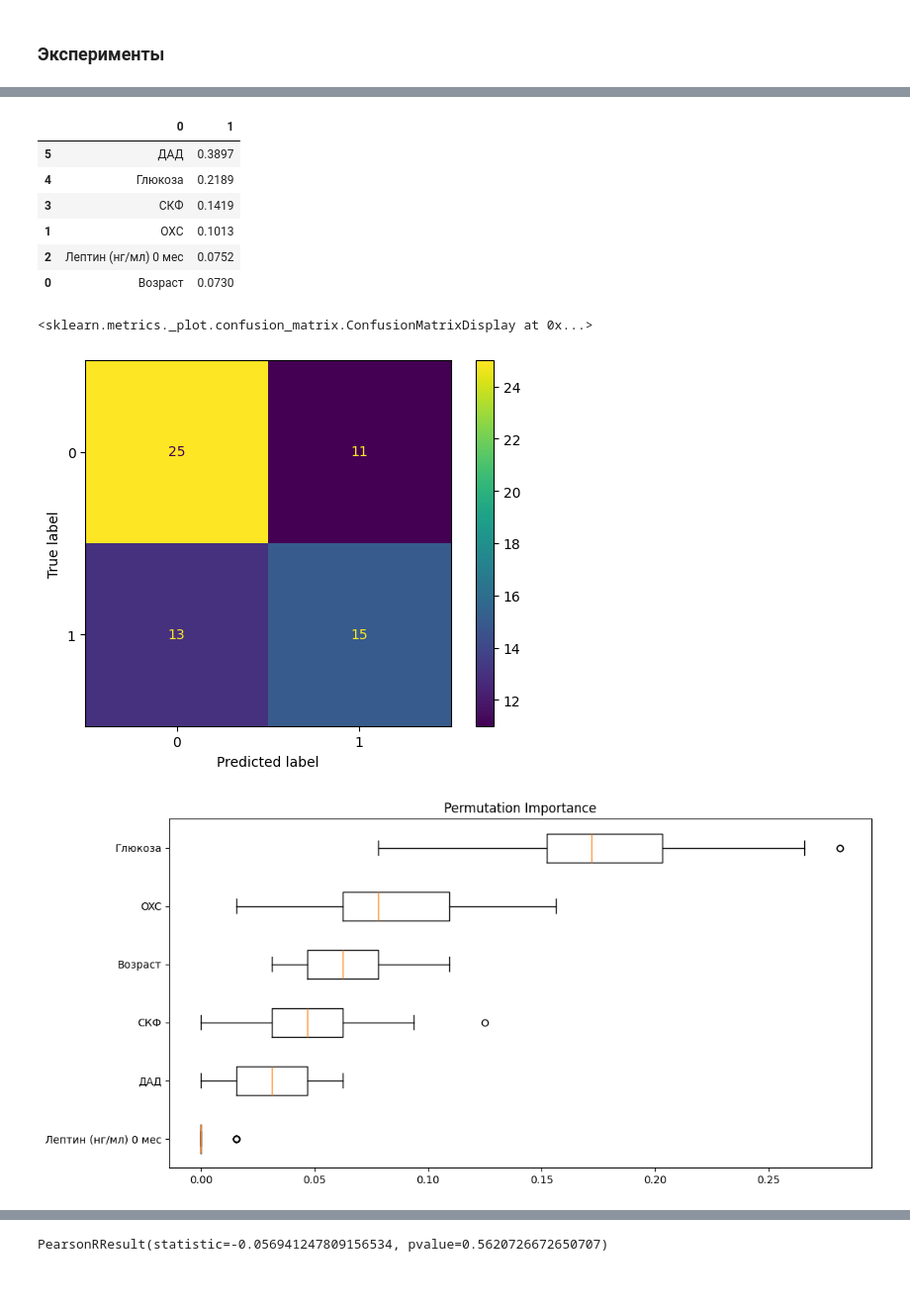
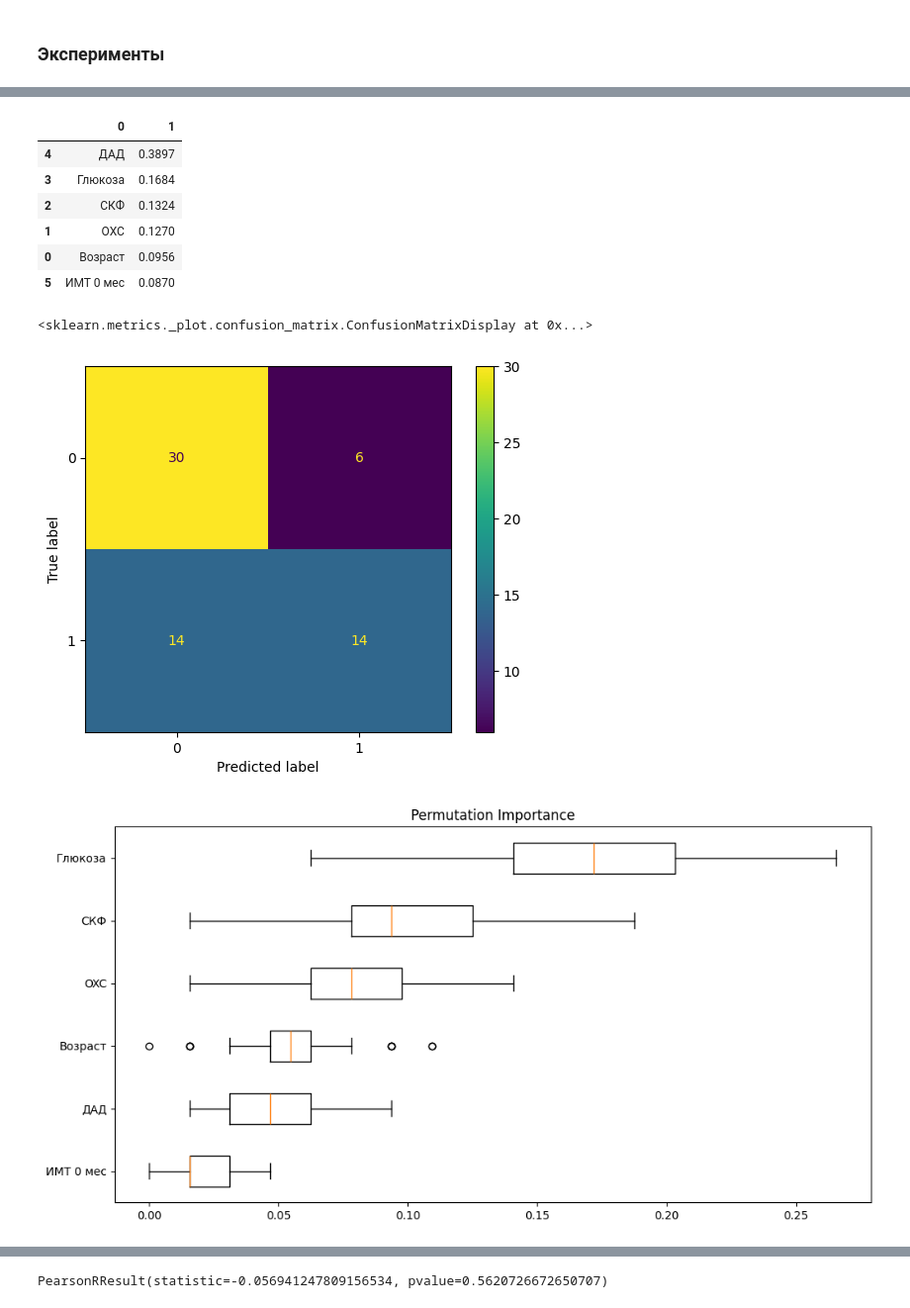
Before and after one commit to geniusserg/Endocrinology, a Jupyter notebook: experiments.ipynb, the cells around one changed output, grey strips where cells are left out. Shown at 99% size. Drawn from its saved outputs; the diff is of its cells as text; code cells hidden in the pictures; blank space fills up the shorter version.

```diff
--- a/experiments.ipynb
+++ b/experiments.ipynb
@@ -778,7 +790,7 @@ dt.preprocess(agroup_params_only=True)
 dt_test = Dataset(dataset_path="data/dataset_almazov_november_test.xlsx")
 dt_test.preprocess(agroup_params_only=True)
 # %%
-params_good = ['Возраст', "OXC", "Лептин (нг/мл) 0 мес", 'СКФ', "Глюкоза", "ДАД", "ИМТ 0 мес"]
+params_good = ['Возраст', "OXC", 'СКФ', "Глюкоза", "ДАД", "ИМТ 0 мес"]
 X, y = dt.get_X_y("SIB", 5, params=params_good, target_type="A")
 model, X, y_true, y_pred = classification_experiment(XGBClassifier(), X, y, use_pipeline=False)
 experiment_logger(model, X, y_true, y_pred)
@@ -798,10 +810,10 @@ ROC AUC score:  0.615079365079365
 |  | 0 | 1 |
-| 5 | ДАД | 0.3897 |
-| 4 | Глюкоза | 0.2189 |
-| 3 | СКФ | 0.1419 |
-| 1 | OXC | 0.1013 |
-| 2 | Лептин (нг/мл) 0 мес | 0.0752 |
-| 0 | Возраст | 0.0730 |
+| 4 | ДАД | 0.3897 |
+| 3 | Глюкоза | 0.1684 |
+| 2 | СКФ | 0.1324 |
+| 1 | OXC | 0.1270 |
+| 0 | Возраст | 0.0956 |
+| 5 | ИМТ 0 мес | 0.0870 |
 <sklearn.metrics._plot.confusion_matrix.ConfusionMatrixDisplay at 0x...>
-[figure, old version]
+[figure, new version]
-[figure, old version]
+[figure, new version]
```
Also changed, not shown: parts of 13 cells of this notebook, 3 other files.
